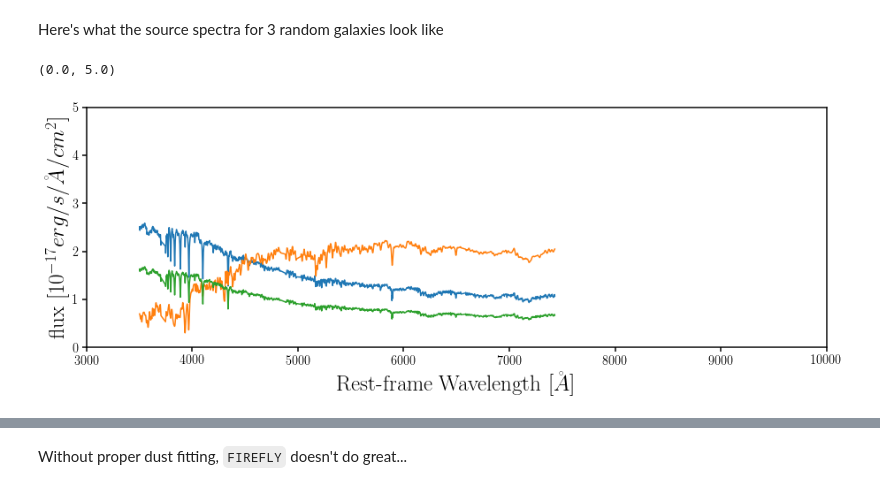
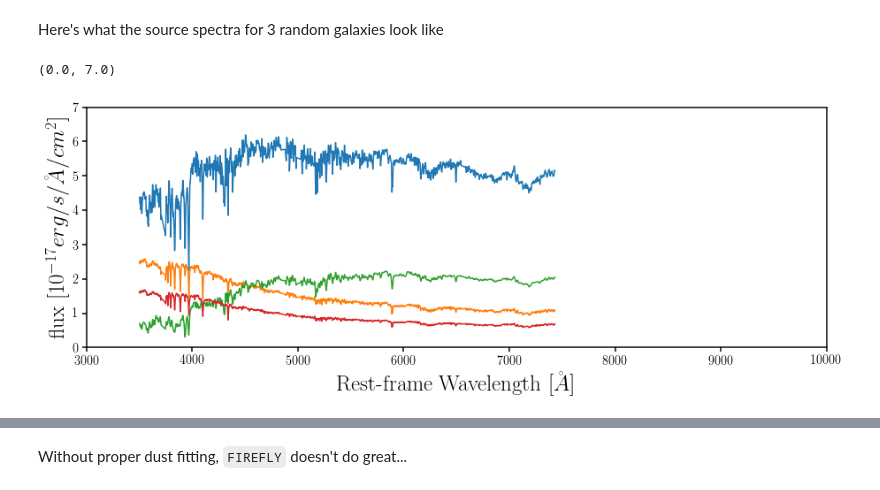
Before and after one commit to changhoonhahn/FOMOspec, a Jupyter notebook: notebook/local_Lgal_firefly_sourcespec.ipynb, the cells around one changed output, grey strips where cells are left out. Drawn from its saved outputs; the diff is of its cells as text; code cells hidden in the pictures.

```diff
--- a/notebook/local_Lgal_firefly_sourcespec.ipynb
+++ b/notebook/local_Lgal_firefly_sourcespec.ipynb
@@ -41,14 +41,14 @@ Here's what the source spectra for 3 random galaxies look like
 # %%
 fig = plt.figure(figsize=(15,5))
 sub = fig.add_subplot(111)
-for ii, idd in enumerate([101314, 253044, 10924]):
+for ii, idd in enumerate([1, 101314, 253044, 10924]):
     out, prop = readFirefly(idd, dust='hpf_only')
     sub.plot(out['wavelength'], out['flux_data'])
 sub.set_xlabel('Rest-frame Wavelength [$\AA$]', fontsize=25)
 sub.set_xlim([3e3, 1e4])
 sub.set_ylabel('flux [$10^{-17} erg/s/\AA/cm^2$]', fontsize=25)
-sub.set_ylim([0., 5.])
+sub.set_ylim([0., 7.])
 # %% [output]
-(0.0, 5.0)
+(0.0, 7.0)
-[figure, old version]
+[figure, new version]
 # %%
```
Also changed, not shown: parts of 2 cells of this notebook, 3 other files.
